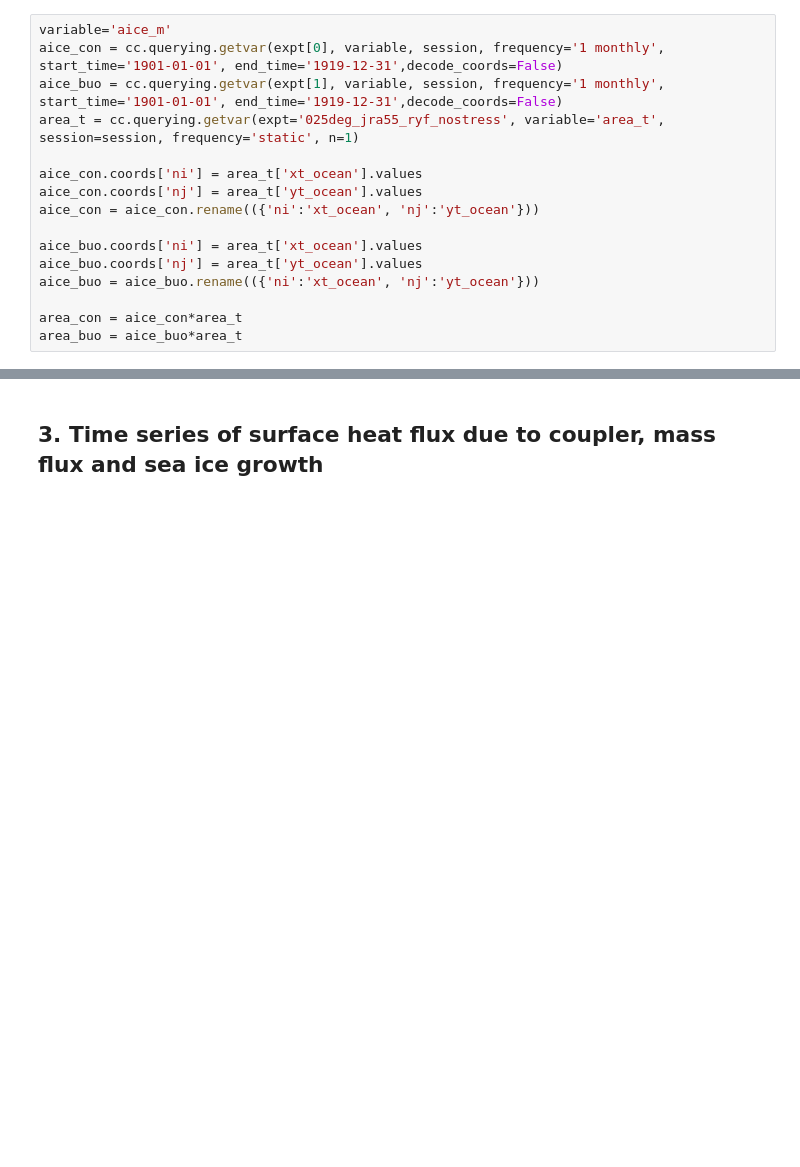
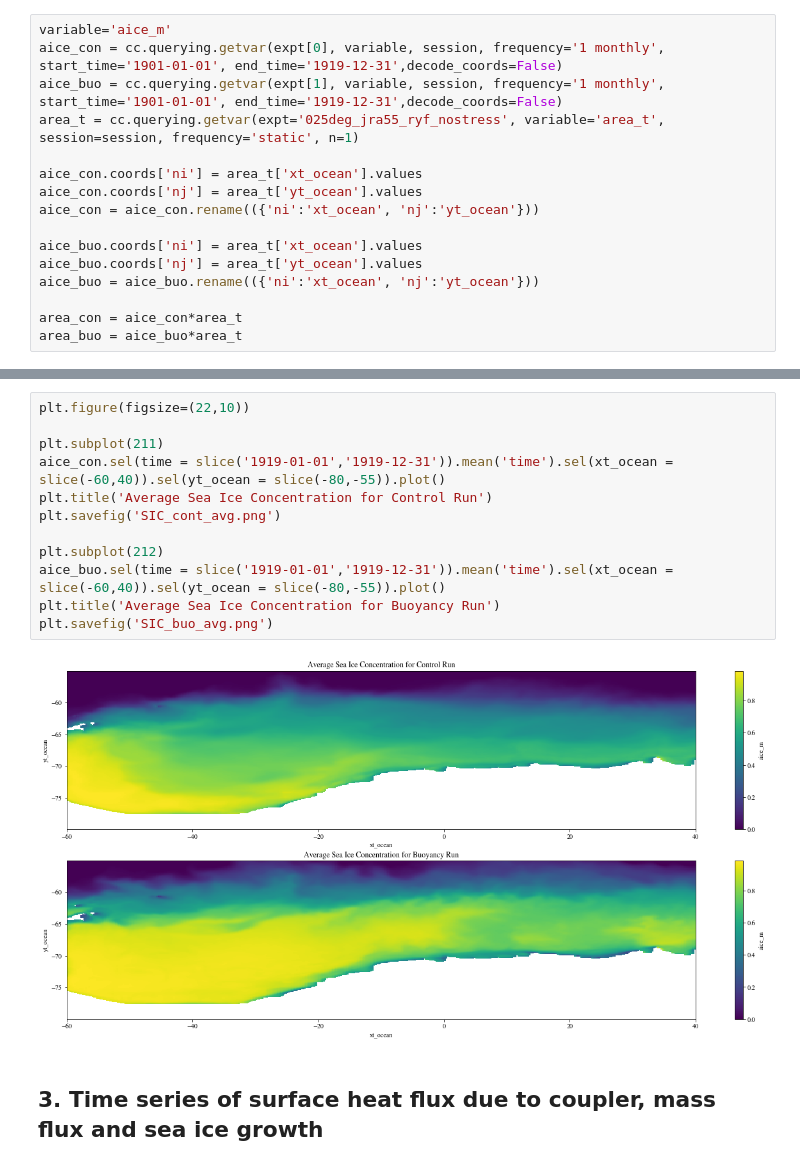
Before and after one commit to dhruvbhagtani/Ryan_No_Stress, a Jupyter notebook: Weddell_Gyre.ipynb, the cells around one changed output, grey strips where cells are left out. Cells and saved outputs as stored; diff of their text form; blank space fills up the shorter version.

Commit message:
Some missing labels added in plotting

```diff
--- a/Weddell_Gyre.ipynb
+++ b/Weddell_Gyre.ipynb
@@ -156,6 +178,20 @@ plt.title('Sea Ice Concentration for Buoyancy Run - October')
 plt.show()
 # %% [output]
 [figure]
+# %%
+plt.figure(figsize=(22,10))
+
+plt.subplot(211)
+aice_con.sel(time = slice('1919-01-01','1919-12-31')).mean('time').sel(xt_ocean = slice(-60,40)).sel(yt_ocean = slice(-80,-55)).plot()
+plt.title('Average Sea Ice Concentration for Control Run')
+plt.savefig('SIC_cont_avg.png')
+
+plt.subplot(212)
+aice_buo.sel(time = slice('1919-01-01','1919-12-31')).mean('time').sel(xt_ocean = slice(-60,40)).sel(yt_ocean = slice(-80,-55)).plot()
+plt.title('Average Sea Ice Concentration for Buoyancy Run')
+plt.savefig('SIC_buo_avg.png')
+# %% [output]
+[figure, added]
 # %% [markdown]
 ## 3. Time series of surface heat flux due to coupler, mass flux and sea ice growth
 # %%
```
Also changed, not shown: parts of 8 cells of this notebook.
